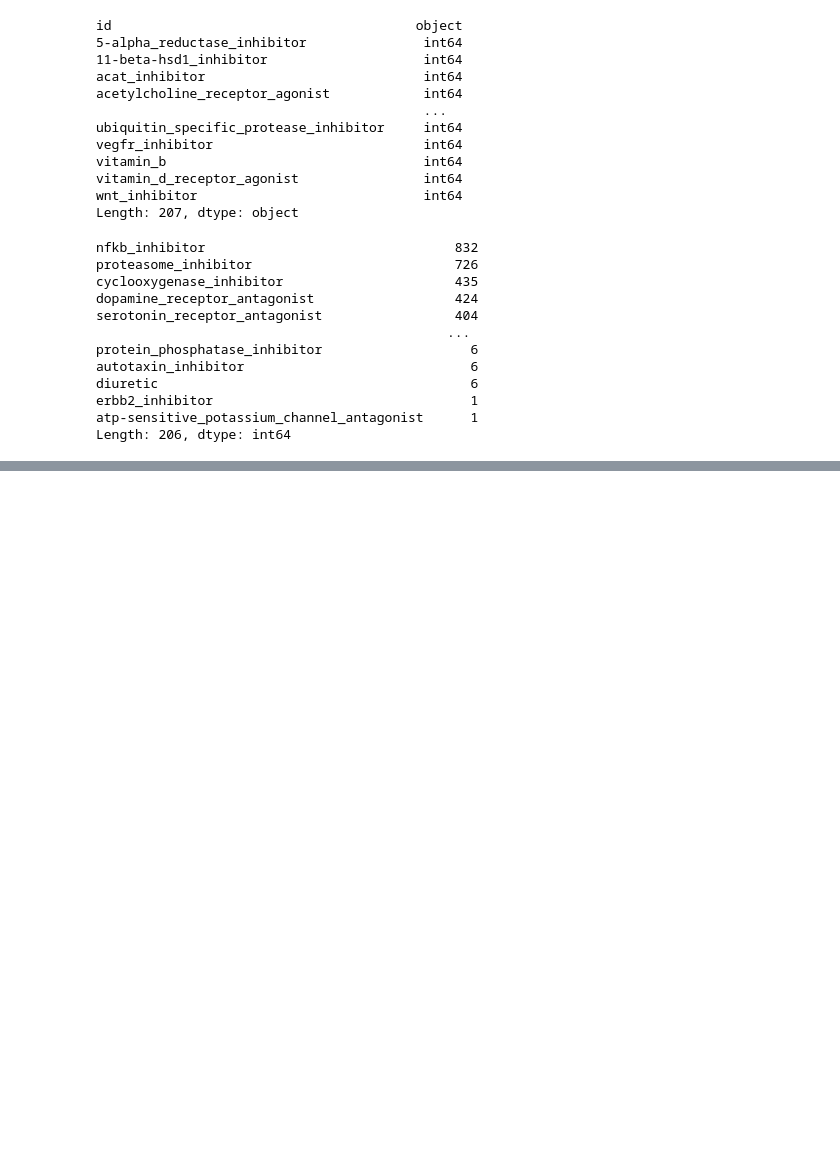
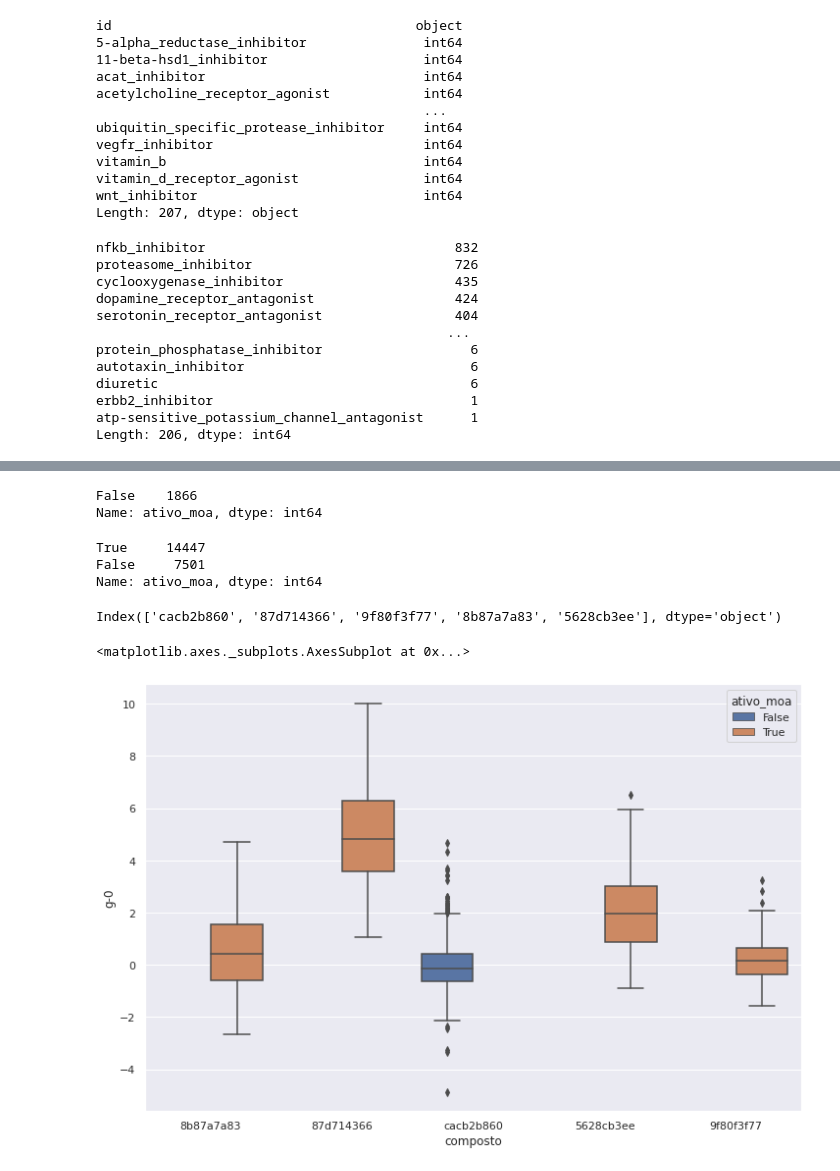
Before and after one commit to johnywalves/imersaodados-alura, a Jupyter notebook: imersao_dados.ipynb, the cells around one changed output, grey strips where cells are left out. Cells and saved outputs as stored; diff of their text form; code cells hidden in the pictures; blank space fills up the shorter version.

```diff
--- a/imersao_dados.ipynb
+++ b/imersao_dados.ipynb
@@ -495,0 +484,4 @@ Length: 206, dtype: int64
+# %%
+dados_resultados['n_moa'] = dados_resultados.drop('id', axis=1).sum(axis=1)
+dados_resultados['ativo_moa'] = dados_resultados['n_moa'] != 0
+dados_resultados.head()
@@ -495,0 +496,3 @@ Length: 206, dtype: int64
+# %%
+dados_combinados = pd.merge(dados, dados_resultados[['id', 'n_moa', 'ativo_moa']], on='id')
+dados_combinados.head()
@@ -495,0 +507,22 @@ Length: 206, dtype: int64
+# %%
+dados_combinados.query('tratamento == "com_controle"')['ativo_moa'].value_counts()
+# %% [output]
+False    1866
+Name: ativo_moa, dtype: int64
+# %%
+dados_combinados.query('tratamento == "com_droga"')['ativo_moa'].value_counts()
+# %% [output]
+True     14447
+False     7501
+Name: ativo_moa, dtype: int64
+# %%
+composto_principal = dados_combinados['composto'].value_counts().index[:5]
+composto_principal
+# %% [output]
+Index(['cacb2b860', '87d714366', '9f80f3f77', '8b87a7a83', '5628cb3ee'], dtype='object')
+# %%
+plt.figure(figsize=(12, 8))
+sns.boxplot(data=dados_combinados.query('composto in @composto_principal'), y='g-0', x='composto', hue='ativo_moa')
+# %% [output]
+<matplotlib.axes._subplots.AxesSubplot at 0x...>
+[figure, added]
```
Also changed, not shown: parts of 9 cells of this notebook.
